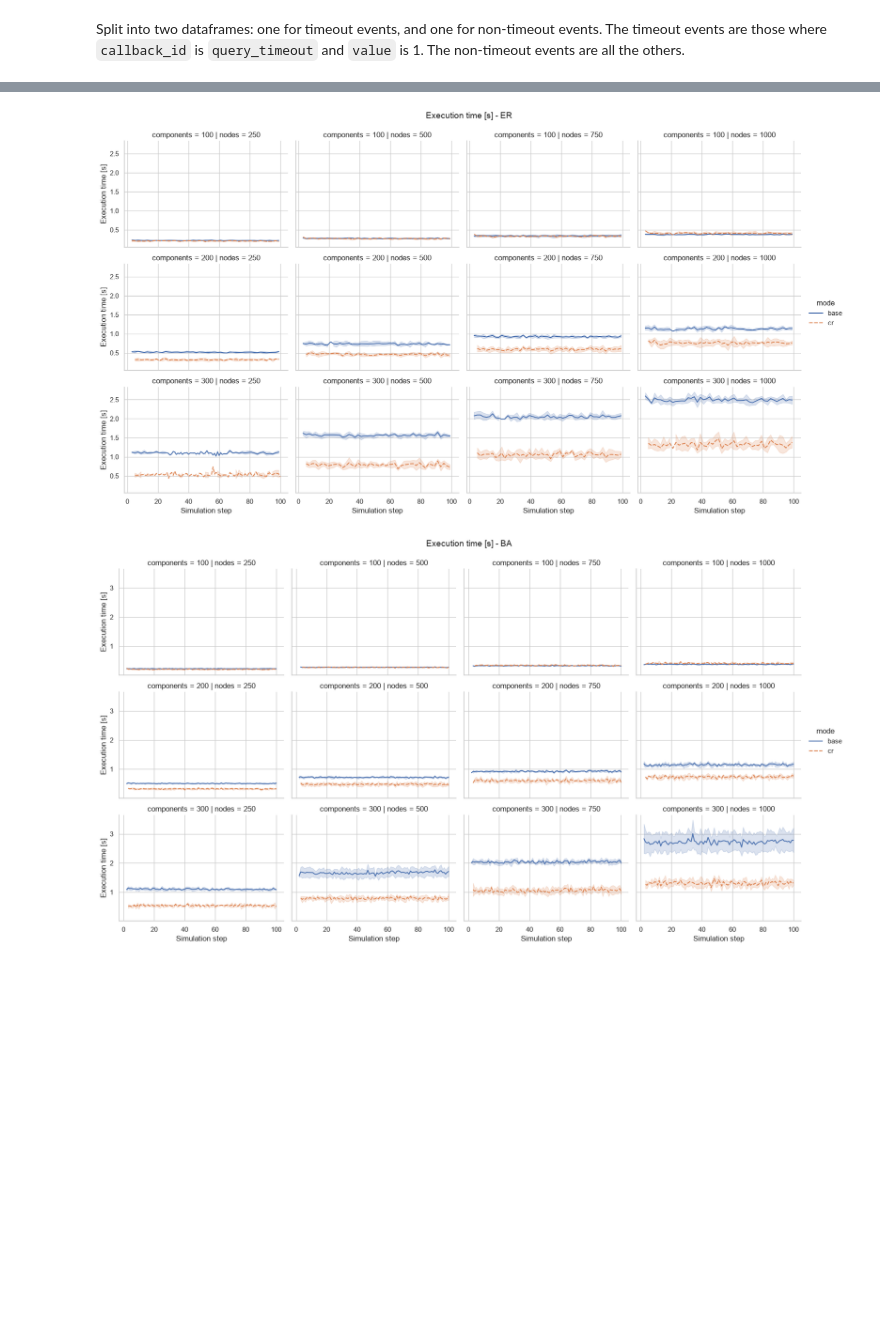
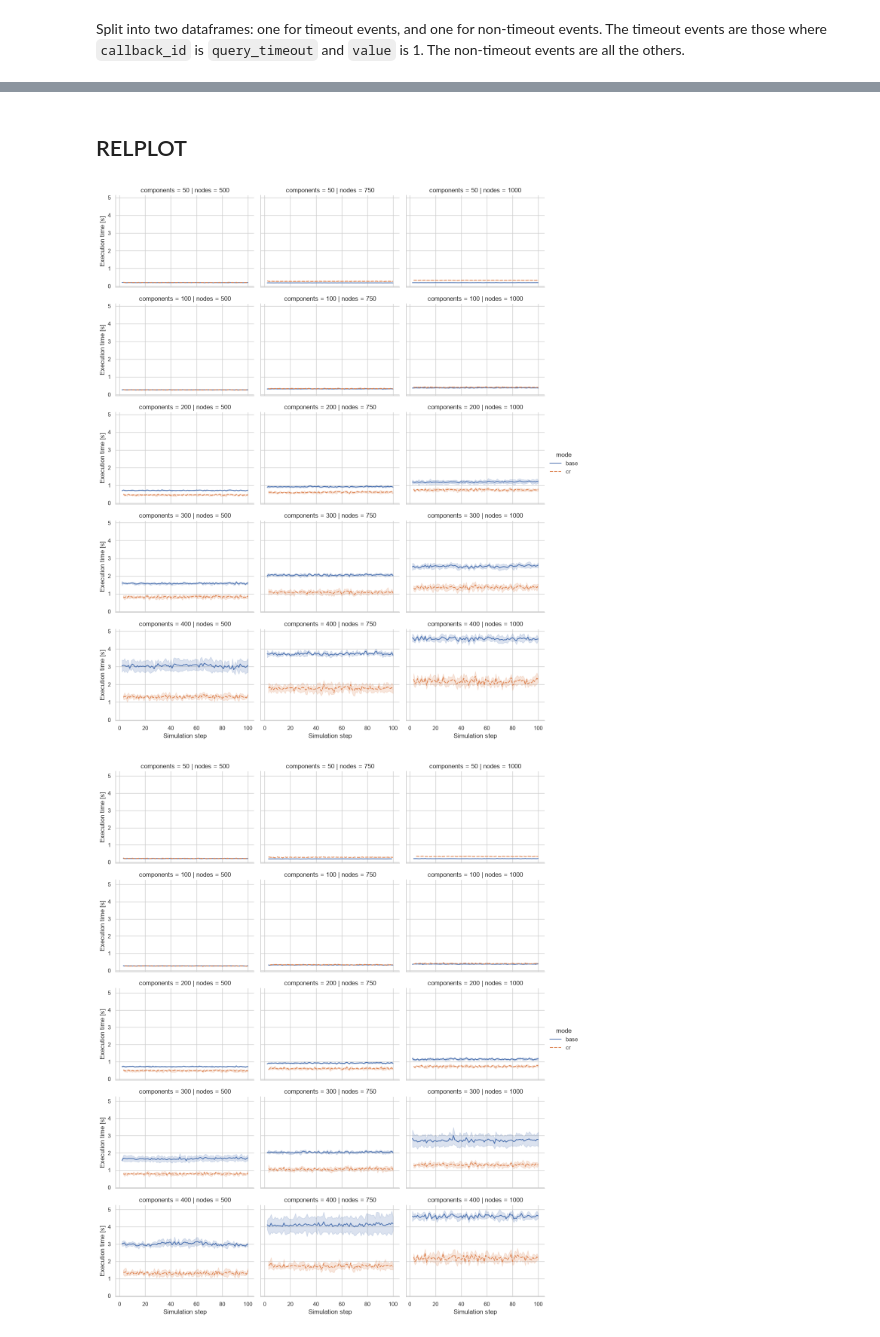
Before and after one commit to di-unipi-socc/sl-cr, a Jupyter notebook: notebooks/analyse.ipynb, the cells around one changed output, grey strips where cells are left out. Saved outputs shown, nothing was run; the diff lists cells and outputs as text; code cells hidden in the pictures; blank space fills up the shorter version.

Commit message:
feat: Add plots for all the experiment grid

```diff
--- a/notebooks/analyse.ipynb
+++ b/notebooks/analyse.ipynb
@@ -64,8 +58,11 @@ EVENT_COLS = [
 # %%
 df = pd.read_parquet(RESULTS_PATH, columns=EVENT_COLS)
 
+MODES = list(df["mode"].unique())
+NODES = list(df["nodes"].unique())
+COMPONENTS = list(df["components"].unique())
+TOPOLOGIES = list(df["topology"].unique())
+
 print(f"rows: {len(df)}")
 print(f"columns: {list(df.columns)}")
-
-display(df.head())
 # %% [output]
@@ -159,6 +126,6 @@ df_plot = df_plot.dropna(subset=["value"])
 # %%
-NODES_FILTER = None
-COMPONENTS_FILTER = [100, 200, 300]
+NODES_FILTER = [500,750,1000]
+COMPONENTS_FILTER = [50,100,200,300,400]
 MODE_FILTER = None
 TOPOLOGY_FILTER = None
 N_EVENT_FILTER = 2
@@ -169,13 +136,13 @@ def apply_filters(data: pd.DataFrame) -> pd.DataFrame:
     if N_EVENT_FILTER is not None:
         out = out[out["n_event"] >= N_EVENT_FILTER]
     if NODES_FILTER is not None:
-        out = out[out["nodes"] == NODES_FILTER]
+        out = out[out["nodes"].isin(NODES_FILTER)]
     if COMPONENTS_FILTER is not None:
         out = out[out["components"].isin(COMPONENTS_FILTER)]
     if MODE_FILTER is not None:
-        out = out[out["mode"] == MODE_FILTER]
+        out = out[out["mode"].isin(MODE_FILTER)]
     if TOPOLOGY_FILTER is not None:
-        out = out[out["topology"] == TOPOLOGY_FILTER]
+        out = out[out["topology"].isin(TOPOLOGY_FILTER)]
     return out
 
 print(f"rows before filters: {len(df_plot)}")
@@ -212,6 +179,8 @@ def remove_outliers_zscore(group, col="value", threshold=3):
     z = (group[col] - group[col].mean()) / std
 
     return group[np.abs(z) < threshold]
+# %% [markdown]
+## RELPLOT
 # %%
 outlier_group_cols = ["mode", "nodes", "components"]
 
@@ -230,37 +199,40 @@ for metric in METRICS:
             continue
 
         g = sns.relplot(
             data=data,
             x="n_event",
             y="value",
             hue="mode",
             style="mode",
             col="nodes",
             row="components",
             kind="line",
             errorbar="sd",
             marker=None,
             height=3.0,
             aspect=1.35,
             facet_kws={"sharex": True, "sharey": True},
         )
 
         g.set_axis_labels("Simulation step", METRIC_LABELS[metric])
         g.set_titles(
             row_template="components = {row_name}",
             col_template="nodes = {col_name}"
         )
 
-        g.figure.suptitle(
-            f"{METRIC_LABELS[metric]} - {topology}",
-            y=1.03,
-            fontsize=14
-        )
+        # g.figure.suptitle(
+        #     f"{METRIC_LABELS[metric]} - {topology}",
+        #     y=1.03,
+        #     fontsize=14
+        # )
 
         for ax in g.axes.flat:
             ax.grid(True)
 
+        fig_path = GRID_PLOTS_PATH / metric / topology
+        fig_path.parent.mkdir(parents=True, exist_ok=True)
+        plt.savefig(fig_path.with_suffix(f".{FIG_FORMAT}"), dpi=FIG_DPI, format=FIG_FORMAT)
         plt.show()
 # %% [output]
-[figure, old version]
+[figure, new version]
-[figure, old version]
+[figure, new version]
```
Also changed, not shown: parts of 15 cells of this notebook, 15 other files.
